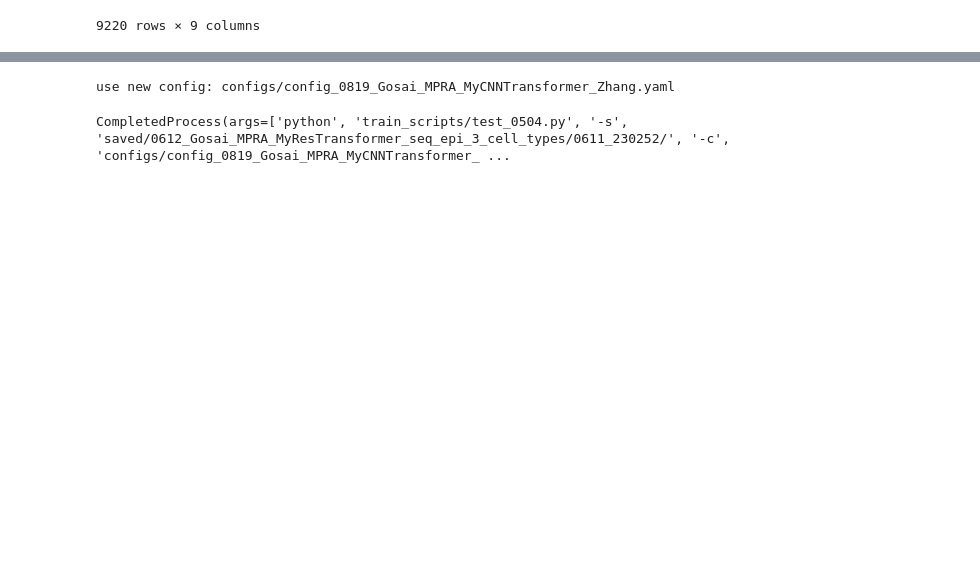
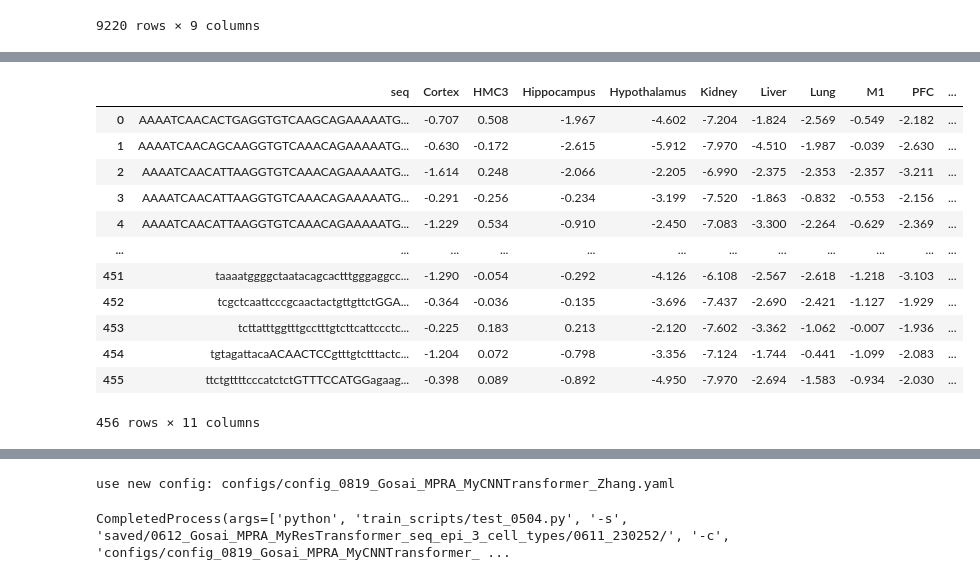
Before and after one commit to maplecai/MPRA_predict, a Jupyter notebook: predict_epi_features/11.1_sysMPRA_process_raw_data.ipynb, the cells around one changed output, grey strips where cells are left out. Cells and saved outputs as stored; diff of their text form; code cells hidden in the pictures; blank space fills up the shorter version.

```diff
--- a/predict_epi_features/11.1_sysMPRA_process_raw_data.ipynb
+++ b/predict_epi_features/11.1_sysMPRA_process_raw_data.ipynb
@@ -249,8 +21,0 @@ tissues = ['Cortex', 'HMC3', 'Hippocampus', 'Kidney', 'Liver', 'Lung', 'M1', 'Mu
-# %%
-cols = activity.columns
-for tissue in tissues:
-    cols_1 = [col for col in cols if tissue in col]
-    activity[tissue] = activity[cols_1].mean(axis=1)
-
-activity = activity[tissues]
-activity
@@ -327,0 +216,26 @@ print(pred_array.shape)
+# %%
+MPRA_df = pd.read_csv('../data/sysMPRA/sysMPRA_sample_level.csv')
+
+tissues = ['Cortex', 'HMC3', 'Hippocampus', 'Hypothalamus', 'Kidney', 'Liver', 'Lung', 'M1', 'PFC', 'Striatum']
+cols = MPRA_df.columns
+
+for tissue in tissues:
+    cols_1 = [c for c in MPRA_df.columns if tissue in c]
+    MPRA_df[tissue] = MPRA_df[cols_1].mean(axis=1, skipna=True)
+
+MPRA_df = MPRA_df[['seq'] + tissues]
+MPRA_df
+# %% [output]
+|  | seq | Cortex | HMC3 | Hippocampus | Hypothalamus | Kidney | Liver | Lung | M1 | PFC | ... |
+| 0 | AAAATCAACACTGAGGTGTCAAGCAGAAAAATG... | -0.707 | 0.508 | -1.967 | -4.602 | -7.204 | -1.824 | -2.569 | -0.549 | -2.182 | ... |
+| 1 | AAAATCAACAGCAAGGTGTCAAACAGAAAAATG... | -0.630 | -0.172 | -2.615 | -5.912 | -7.970 | -4.510 | -1.987 | -0.039 | -2.630 | ... |
+| 2 | AAAATCAACATTAAGGTGTCAAACAGAAAAATG... | -1.614 | 0.248 | -2.066 | -2.205 | -6.990 | -2.375 | -2.353 | -2.357 | -3.211 | ... |
+| 3 | AAAATCAACATTAAGGTGTCAAACAGAAAAATG... | -0.291 | -0.256 | -0.234 | -3.199 | -7.520 | -1.863 | -0.832 | -0.553 | -2.156 | ... |
+| 4 | AAAATCAACATTAAGGTGTCAAACAGAAAAATG... | -1.229 | 0.534 | -0.910 | -2.450 | -7.083 | -3.300 | -2.264 | -0.629 | -2.369 | ... |
+| ... | ... | ... | ... | ... | ... | ... | ... | ... | ... | ... | ... |
+| 451 | taaaatggggctaatacagcactttgggaggcc... | -1.290 | -0.054 | -0.292 | -4.126 | -6.108 | -2.567 | -2.618 | -1.218 | -3.103 | ... |
+| 452 | tcgctcaattcccgcaactactgttgttctGGA... | -0.364 | -0.036 | -0.135 | -3.696 | -7.437 | -2.690 | -2.421 | -1.127 | -1.929 | ... |
+| 453 | tcttatttggtttgcctttgtcttcattccctc... | -0.225 | 0.183 | 0.213 | -2.120 | -7.602 | -3.362 | -1.062 | -0.007 | -1.936 | ... |
+| 454 | tgtagattacaACAACTCCgtttgtctttactc... | -1.204 | 0.072 | -0.798 | -3.356 | -7.124 | -1.744 | -0.441 | -1.099 | -2.083 | ... |
+| 455 | ttctgttttcccatctctGTTTCCATGGagaag... | -0.398 | 0.089 | -0.892 | -4.950 | -7.970 | -2.694 | -1.583 | -0.934 | -2.030 | ... |
+456 rows × 11 columns
```
Also changed, not shown: parts of 45 cells of this notebook, 20 other files.
